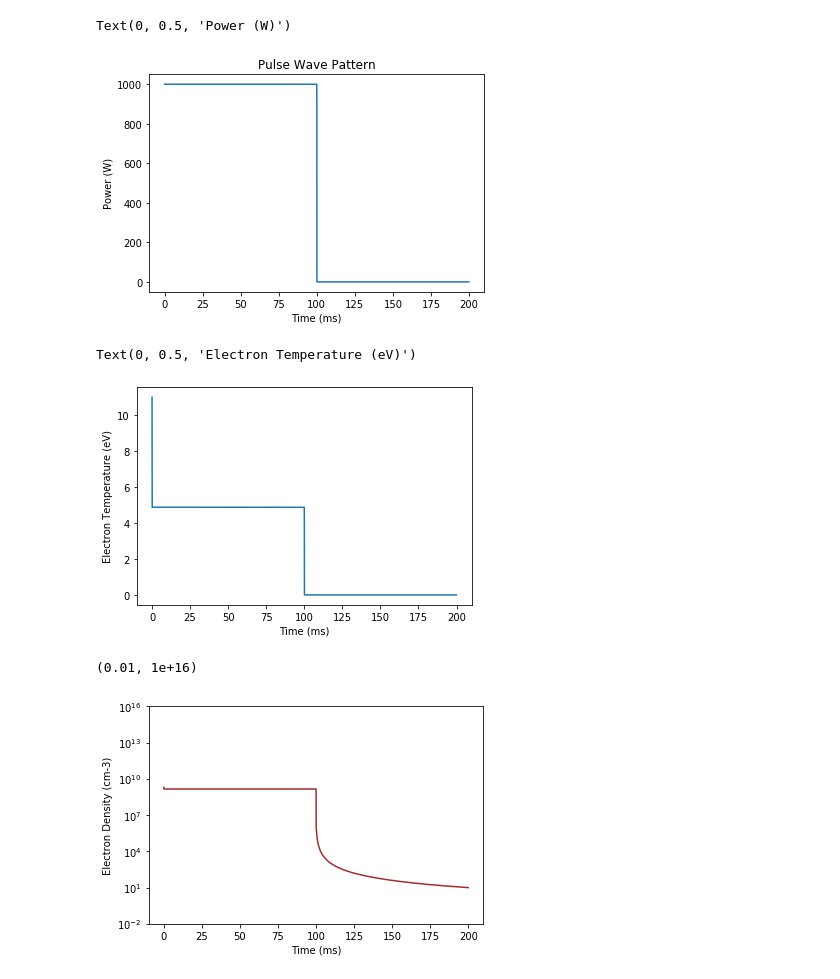
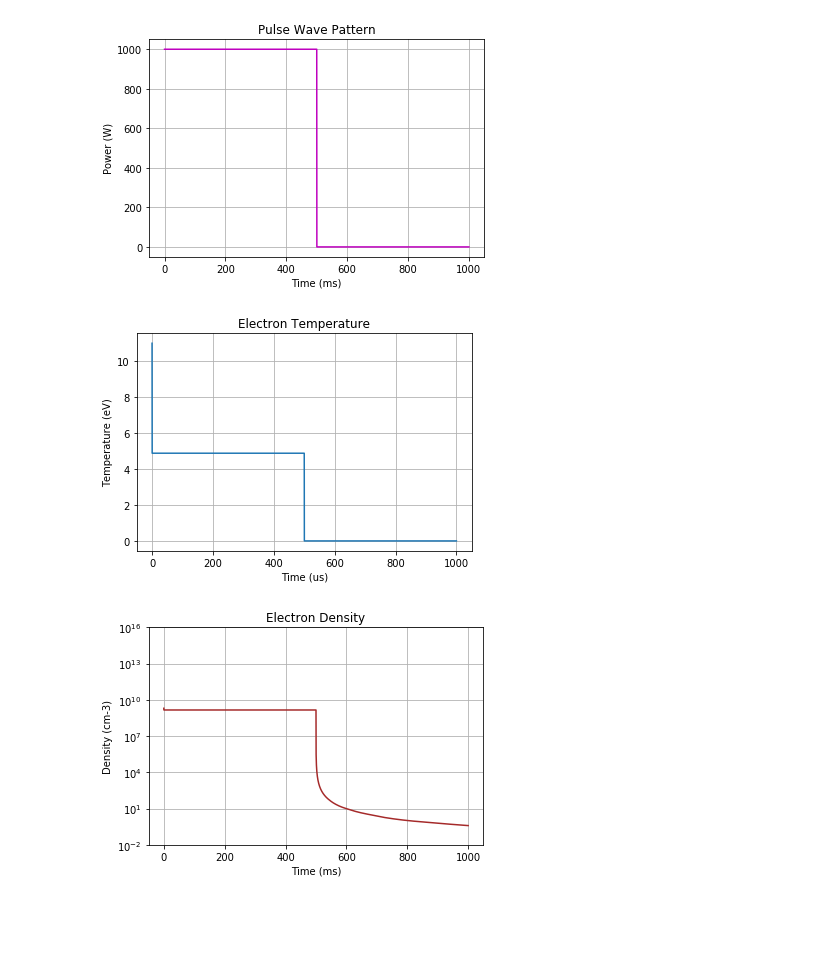
Before and after one commit to GUNU-GO/Graduation_Paper, a Jupyter notebook: Global Model (Negative).ipynb, the cells around one changed output. Saved outputs shown, nothing was run; the diff lists cells and outputs as text; code cells hidden in the pictures; blank space fills up the shorter version.

```diff
--- a/Global Model (Negative).ipynb
+++ b/Global Model (Negative).ipynb
@@ -119,7 +119,7 @@ def ne_0(t):
 ###### Power Setting ######
 P = 1000*6.241509e18 #[eV/s] Input Power
 duty = 0.5
-period = 200
+period = 1000
 time_resolution = 1e-1
 t = np.arange(0, period, time_resolution)
 
@@ -146,13 +146,14 @@ def Power_logistic(t):
 Power_list = []
 for i in t:
     Power_list.append(Power_rectangular(i)/6.241509e18)
-plt.plot(t,Power_list)
+plt.plot(t,Power_list,'m')
 plt.title('Pulse Wave Pattern')
 plt.xlabel('Time (ms)')
 plt.ylabel('Power (W)')
+plt.grid(True)
+plt.show()
 # %% [output]
-Text(0, 0.5, 'Power (W)')
-[figure, old version]
+[figure, new version]
 # %%
 ###### Electron Temperature & Density Calculation ######
 x0 = [11,1e11, 1e6, 1e9, 1e9] #Te, nH, nHp, nH2p, nH3p
@@ -167,21 +168,24 @@ ne = Hp + H2p + H3p
 H2 = ng-(0.5*(H+Hp)+H2p+1.5*H3p)
 # %%
 plt.plot(t,T)
-#plt.xlim(duty*period-time_resolution*5,duty*period+time_resolution*5)
-plt.xlabel('Time (ms)')
-plt.ylabel('Electron Temperature (eV)')
+plt.xlabel('Time (us)')
+plt.ylabel('Temperature (eV)')
+plt.title('Electron Temperature')
+plt.grid(True)
+plt.show()
 # %% [output]
-Text(0, 0.5, 'Electron Temperature (eV)')
-[figure, old version]
+[figure, new version]
 # %%
 plt.plot(t,ne,'brown')
 plt.yscale('log')
 plt.xlabel('Time (ms)')
-plt.ylabel('Electron Density (cm-3)')
+plt.ylabel('Density (cm-3)')
 plt.ylim(1e-2,1e16)
+plt.title('Electron Density')
+plt.grid(True)
+plt.show()
 # %% [output]
-(0.01, 1e+16)
-[figure, old version]
+[figure, new version]
 # %%
 plt.plot(t,H,t,Hp,t,H2,t,H2p,t,H3p,t,ne)
 plt.yscale('log')
```
Also changed, not shown: parts of 20 cells of this notebook, 3 other files.
